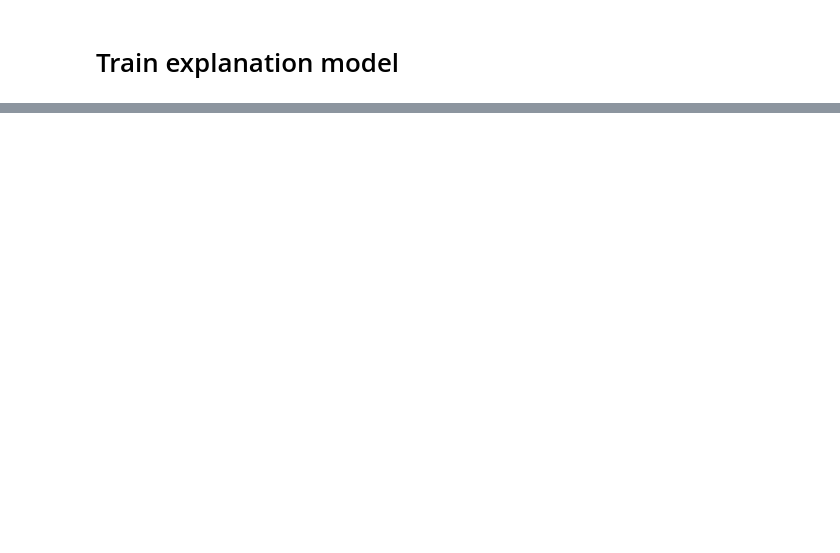
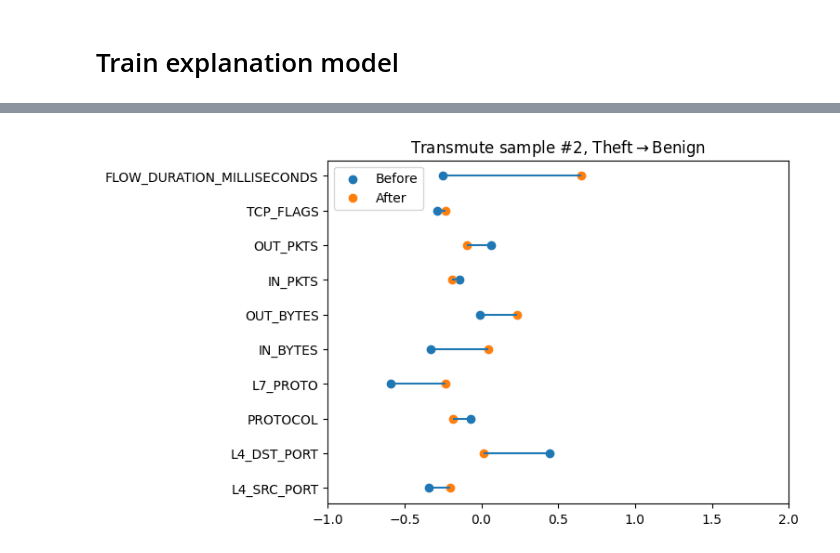
Before and after one commit to HOGGL/causal-ids, a Jupyter notebook: causal-ids.ipynb, the cells around one changed output, grey strips where cells are left out. Saved outputs shown, nothing was run; the diff lists cells and outputs as text; code cells hidden in the pictures; blank space fills up the shorter version.

```diff
--- a/causal-ids.ipynb
+++ b/causal-ids.ipynb
@@ -152,0 +248,10 @@ x_test, vae.reconstruct(x_test)
+# %%
+plt.scatter(before, feature_names, label='Before')
+plt.scatter(after, feature_names, label='After')
+plt.hlines(y=feature_names, xmin=before, xmax=after)
+plt.legend(loc='upper left')
+plt.title('Transmute sample #2, Theft$\\rightarrow$Benign')
+plt.xlim([-1,2])
+plt.savefig('tranmuted_sample.png', bbox_inches = "tight");
+# %% [output]
+[figure, added]
```
Also changed, not shown: parts of 45 cells of this notebook, 1 other file.
